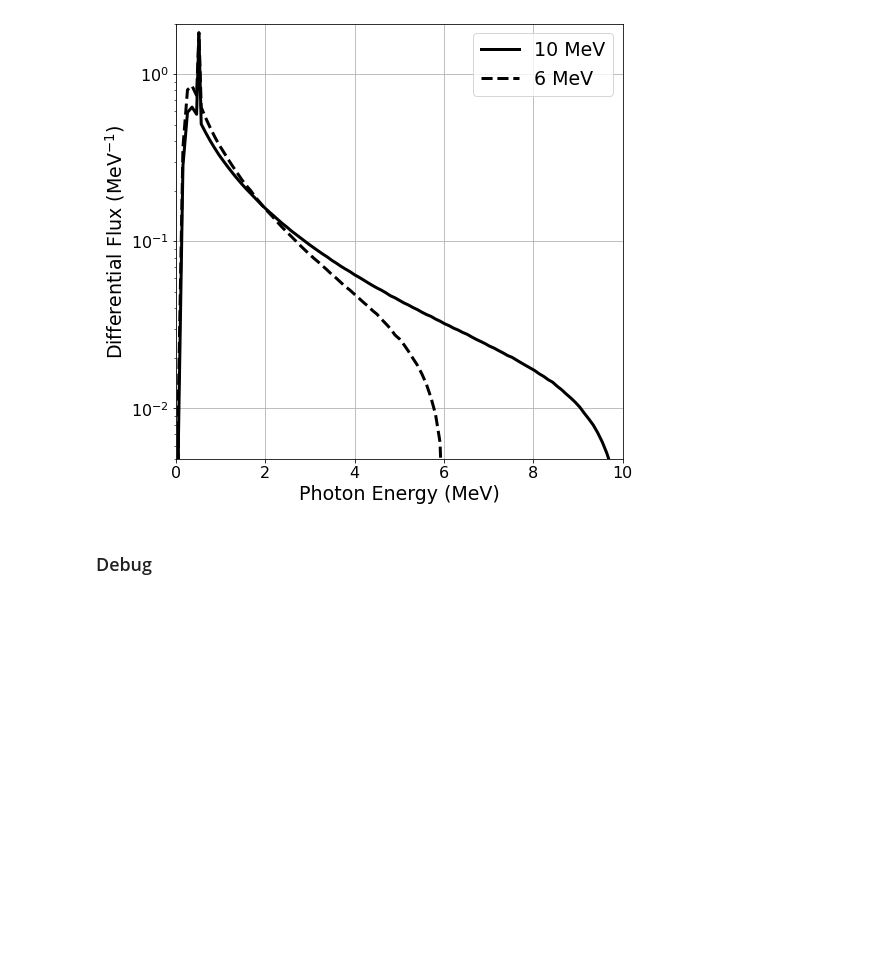
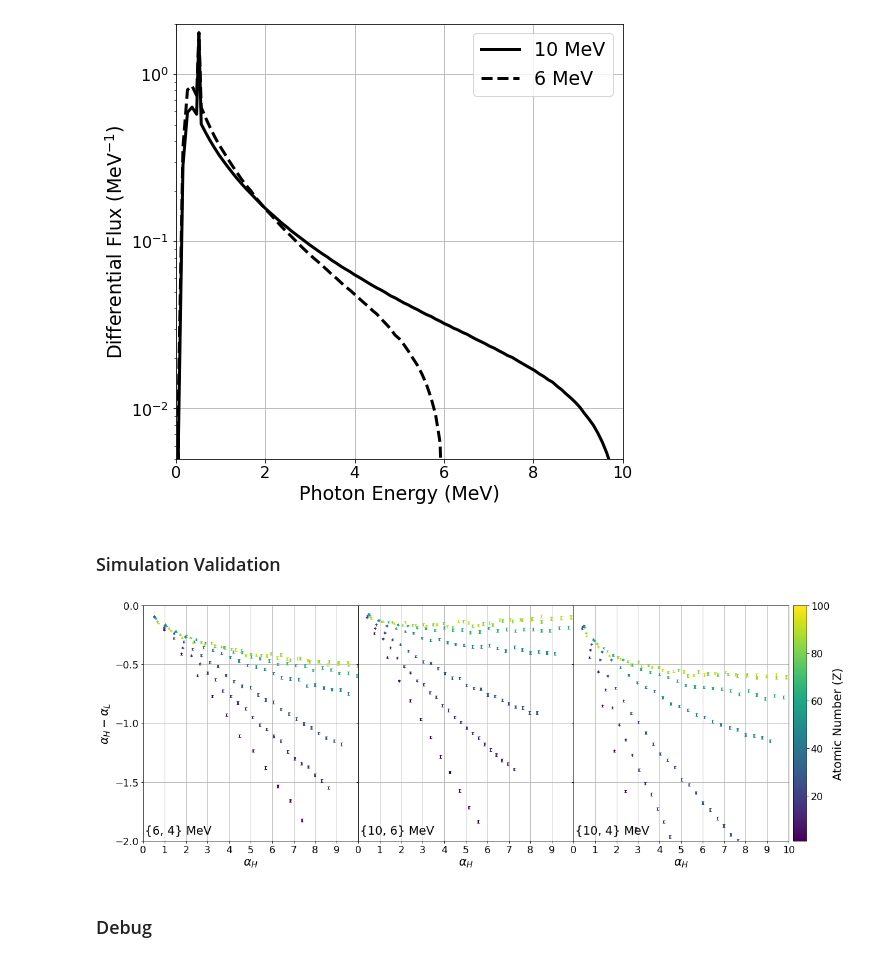
Before and after one commit to plalor/semiempirical_transparency, a Jupyter notebook: analysis/Semiempirical.ipynb, the cells around one changed output. Saved outputs shown, nothing was run; the diff lists cells and outputs as text; code cells hidden in the pictures; blank space fills up the shorter version.

```diff
--- a/analysis/Semiempirical.ipynb
+++ b/analysis/Semiempirical.ipynb
@@ -689,5 +724,65 @@ plt.savefig(outfile + "BremSpectra.svg", bbox_inches = "tight")
 # %% [output]
 [figure]
+# %% [markdown]
+### Simulation Validation
+# %%
+yrange_sim = [-2, 0]
+yticks_sim = np.linspace(np.ceil(2*yrange_sim[0])/2, np.floor(2*yrange_sim[1])/2, int(2*(yrange_sim[1] - yrange_sim[0]) + 1))
+
+fig, (ax1, ax2, ax3) = plt.subplots(1, 3, figsize = [20, 7], sharey = True)
+fig.subplots_adjust(wspace=0)
+
+for Z in Z_plot:
+    lmbda_10, alpha_10, sigma_10 = lookup_alpha["10"][Z]
+    lmbda_6, alpha_6, sigma_6 = lookup_alpha["6"][Z]
+    lmbda_4, alpha_4, sigma_4 = lookup_alpha["4"][Z]
+
+    ax1.errorbar(alpha_6, alpha_6 - alpha_4, xerr = sigma_6,
+                 yerr = np.sqrt(sigma_6**2 + sigma_4**2),
+                 elinewidth=2, capsize=2, ecolor = color(Z), ls='none')
+
+    ax2.errorbar(alpha_10, alpha_10 - alpha_6, xerr = sigma_10,
+                 yerr = np.sqrt(sigma_10**2 + sigma_6**2),
+                 elinewidth=2, capsize=2, ecolor = color(Z), ls='none')
+
+    ax3.errorbar(alpha_10, alpha_10 - alpha_4, xerr = sigma_10,
+                 yerr = np.sqrt(sigma_10**2 + sigma_4**2),
+                 elinewidth=2, capsize=2, ecolor = color(Z), ls='none')
+
+
+ax1.set_ylim(yrange_sim)
+ax1.set_xlim(xrange)
+ax2.set_xlim(xrange)
+ax3.set_xlim(xrange)
+ax1.set_xticks(xticks[:-1])
+ax2.set_xticks(xticks[:-1])
+ax3.set_xticks(xticks)
+ax1.set_yticks(yticks_sim)
+ax1.tick_params(labelsize=16)
+ax2.tick_params(labelsize=16)
+ax3.tick_params(labelsize=16)
+ax1.grid()
+ax2.grid()
+ax3.grid()
+
+ax1.set_xlabel(r"$\alpha_H$", fontsize=19)
+ax2.set_xlabel(r"$\alpha_H$", fontsize=19)
+ax3.set_xlabel(r"$\alpha_H$", fontsize=19)
+ax1.set_ylabel(r"$\alpha_H - \alpha_L$", fontsize=19)
+
+ax1.text(0.1, 0.97*yrange_sim[0], "{6, 4} MeV", fontsize = 19)
+ax2.text(0.1, 0.97*yrange_sim[0], "{10, 6} MeV", fontsize = 19)
+ax3.text(0.1, 0.97*yrange_sim[0], "{10, 4} MeV", fontsize = 19)
+
+fig.subplots_adjust(right=0.85)
+cbar_ax = fig.add_axes([0.855, 0.125, 0.015, 0.755])
+fig.colorbar(cmap, cax=cbar_ax)
+cbar_ax.set_ylabel("Atomic Number (Z)", fontsize=19)
+cbar_ax.tick_params(labelsize=16)
+
+#plt.savefig(outfile + "alpha_curve_horizontal.svg", bbox_inches = "tight")
+# %% [output]
+[figure, added]
 # %% [markdown]
 ### Debug
 # %%
```
Also changed, not shown: parts of 6 cells of this notebook, 2 other files.
